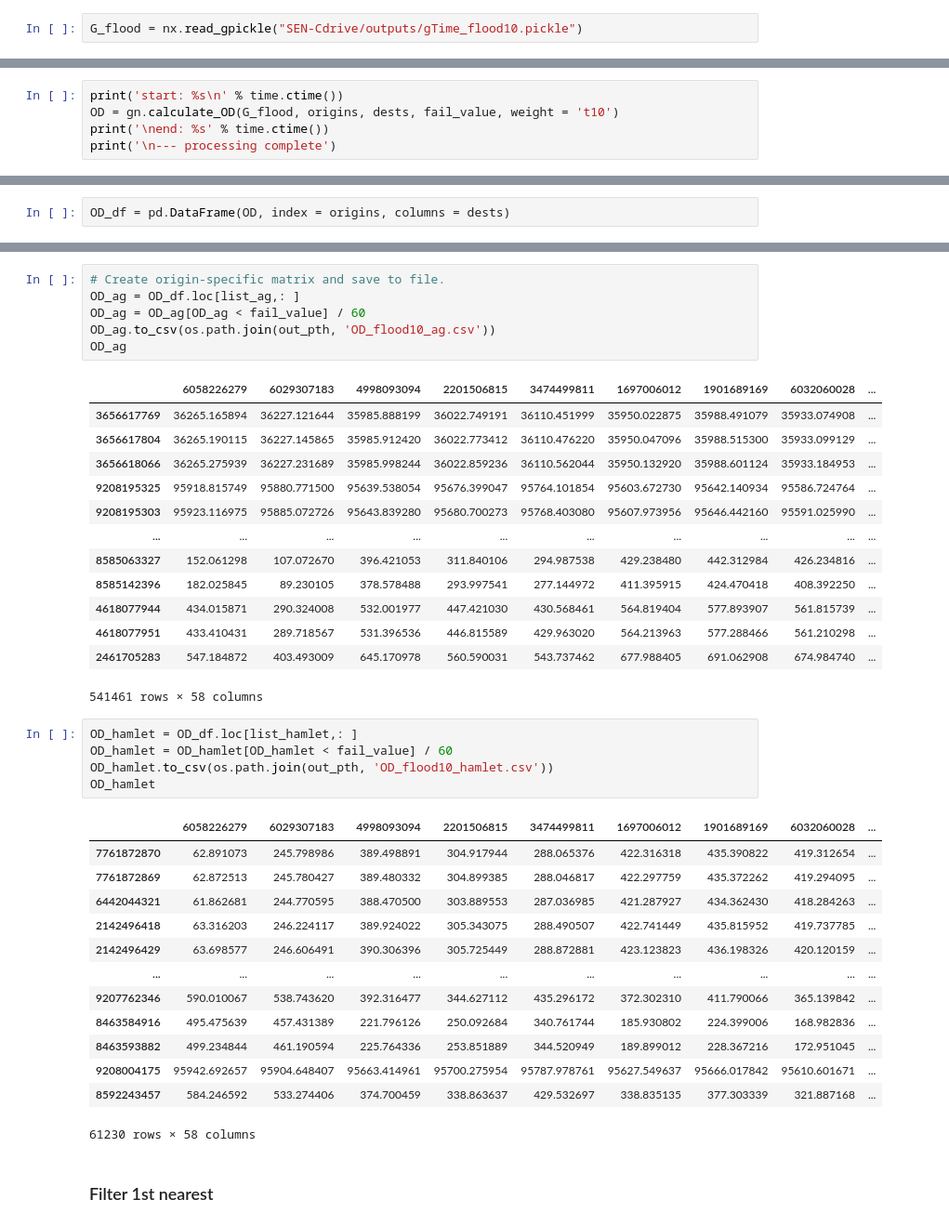
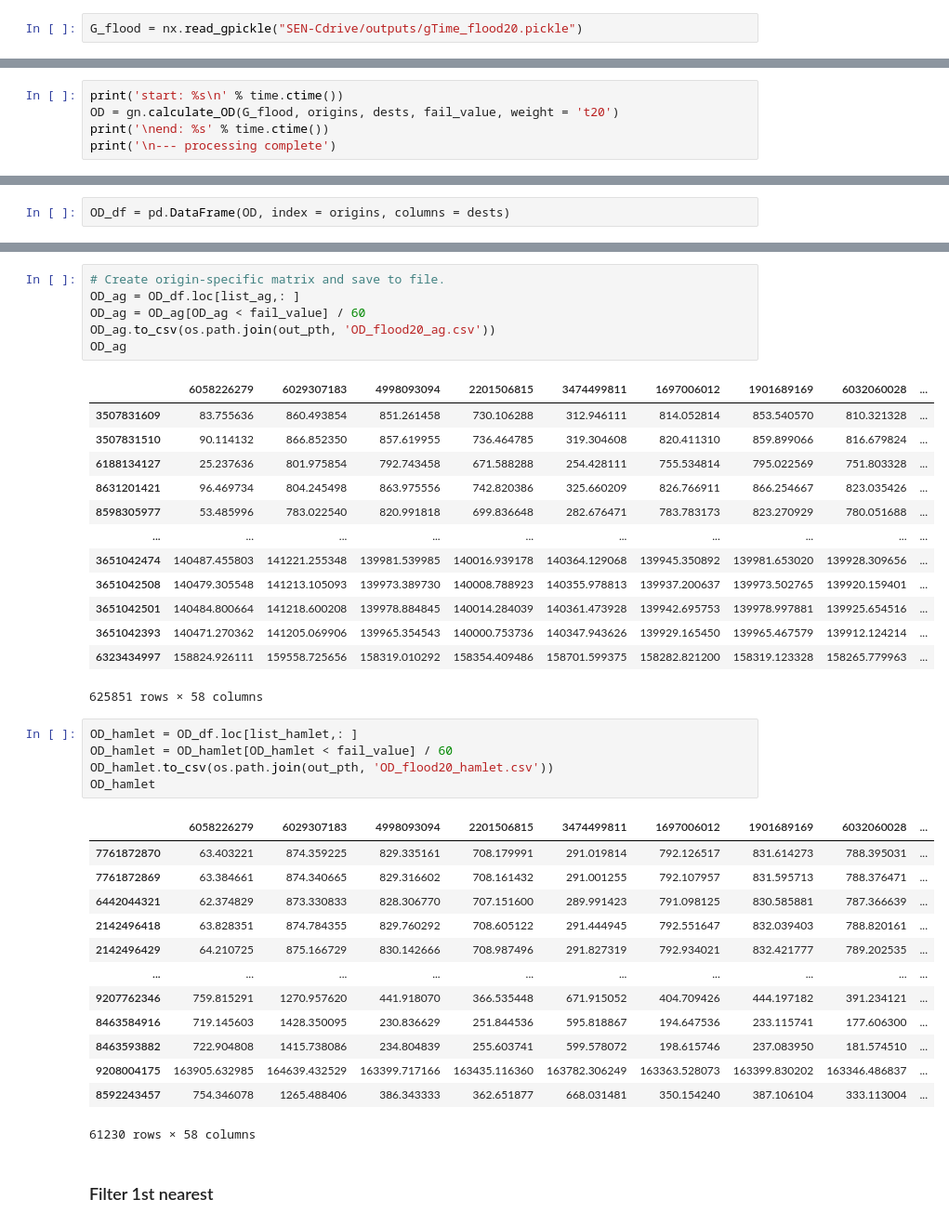
Before and after one commit to gracedoherty/senegal_access, a Jupyter notebook: SEN_Transport_flood-disruption_2021-11-26.ipynb, the cells around one changed output, grey strips where cells are left out. Shown at 93% size. Saved outputs shown, nothing was run; the diff lists cells and outputs as text.

```diff
--- a/SEN_Transport_flood-disruption_2021-11-26.ipynb
+++ b/SEN_Transport_flood-disruption_2021-11-26.ipynb
@@ -415,5 +469,5 @@ ag_snap = pd.read_csv(ag_snap)
 # %%
-G_flood = nx.read_gpickle("SEN-Cdrive/outputs/gTime_flood10.pickle")
+G_flood = nx.read_gpickle("SEN-Cdrive/outputs/gTime_flood20.pickle")
 # %%
 # We only need to find the origin-destination pairs for nodes closest to the origins and services,
 # and some nodes will be the nearest for more than one service (and definitely for multiple origins).
@@ -435,7 +489,7 @@ len(dests)
 fail_value = 999999999 # If there is no shortest path, the OD pair will be assigned the fail value.
 # %%
 print('start: %s\n' % time.ctime())
-OD = gn.calculate_OD(G_flood, origins, dests, fail_value, weight = 't10')
+OD = gn.calculate_OD(G_flood, origins, dests, fail_value, weight = 't20')
 print('\nend: %s' % time.ctime())
 print('\n--- processing complete')
 # %% [output]
@@ -489,41 +543,41 @@ OD_min
 # %%
 # Create origin-specific matrix and save to file.
 OD_ag = OD_df.loc[list_ag,: ]
 OD_ag = OD_ag[OD_ag < fail_value] / 60
-OD_ag.to_csv(os.path.join(out_pth, 'OD_flood10_ag.csv'))
+OD_ag.to_csv(os.path.join(out_pth, 'OD_flood20_ag.csv'))
 OD_ag
 # %% [output]
 |  | 6058226279 | 6029307183 | 4998093094 | 2201506815 | 3474499811 | 1697006012 | 1901689169 | 6032060028 | ... |
-| 3656617769 | 36265.165894 | 36227.121644 | 35985.888199 | 36022.749191 | 36110.451999 | 35950.022875 | 35988.491079 | 35933.074908 | ... |
-| 3656617804 | 36265.190115 | 36227.145865 | 35985.912420 | 36022.773412 | 36110.476220 | 35950.047096 | 35988.515300 | 35933.099129 | ... |
-| 3656618066 | 36265.275939 | 36227.231689 | 35985.998244 | 36022.859236 | 36110.562044 | 35950.132920 | 35988.601124 | 35933.184953 | ... |
-| 9208195325 | 95918.815749 | 95880.771500 | 95639.538054 | 95676.399047 | 95764.101854 | 95603.672730 | 95642.140934 | 95586.724764 | ... |
-| 9208195303 | 95923.116975 | 95885.072726 | 95643.839280 | 95680.700273 | 95768.403080 | 95607.973956 | 95646.442160 | 95591.025990 | ... |
+| 3507831609 | 83.755636 | 860.493854 | 851.261458 | 730.106288 | 312.946111 | 814.052814 | 853.540570 | 810.321328 | ... |
+| 3507831510 | 90.114132 | 866.852350 | 857.619955 | 736.464785 | 319.304608 | 820.411310 | 859.899066 | 816.679824 | ... |
+| 6188134127 | 25.237636 | 801.975854 | 792.743458 | 671.588288 | 254.428111 | 755.534814 | 795.022569 | 751.803328 | ... |
+| 8631201421 | 96.469734 | 804.245498 | 863.975556 | 742.820386 | 325.660209 | 826.766911 | 866.254667 | 823.035426 | ... |
+| 8598305977 | 53.485996 | 783.022540 | 820.991818 | 699.836648 | 282.676471 | 783.783173 | 823.270929 | 780.051688 | ... |
 | ... | ... | ... | ... | ... | ... | ... | ... | ... | ... |
-| 8585063327 | 152.061298 | 107.072670 | 396.421053 | 311.840106 | 294.987538 | 429.238480 | 442.312984 | 426.234816 | ... |
-| 8585142396 | 182.025845 | 89.230105 | 378.578488 | 293.997541 | 277.144972 | 411.395915 | 424.470418 | 408.392250 | ... |
-| 4618077944 | 434.015871 | 290.324008 | 532.001977 | 447.421030 | 430.568461 | 564.819404 | 577.893907 | 561.815739 | ... |
-| 4618077951 | 433.410431 | 289.718567 | 531.396536 | 446.815589 | 429.963020 | 564.213963 | 577.288466 | 561.210298 | ... |
-| 2461705283 | 547.184872 | 403.493009 | 645.170978 | 560.590031 | 543.737462 | 677.988405 | 691.062908 | 674.984740 | ... |
+| 3651042474 | 140487.455803 | 141221.255348 | 139981.539985 | 140016.939178 | 140364.129068 | 139945.350892 | 139981.653020 | 139928.309656 | ... |
+| 3651042508 | 140479.305548 | 141213.105093 | 139973.389730 | 140008.788923 | 140355.978813 | 139937.200637 | 139973.502765 | 139920.159401 | ... |
+| 3651042501 | 140484.800664 | 141218.600208 | 139978.884845 | 140014.284039 | 140361.473928 | 139942.695753 | 139978.997881 | 139925.654516 | ... |
+| 3651042393 | 140471.270362 | 141205.069906 | 139965.354543 | 140000.753736 | 140347.943626 | 139929.165450 | 139965.467579 | 139912.124214 | ... |
+| 6323434997 | 158824.926111 | 159558.725656 | 158319.010292 | 158354.409486 | 158701.599375 | 158282.821200 | 158319.123328 | 158265.779963 | ... |
-541461 rows × 58 columns
+625851 rows × 58 columns
 # %%
 OD_hamlet = OD_df.loc[list_hamlet,: ]
 OD_hamlet = OD_hamlet[OD_hamlet < fail_value] / 60
-OD_hamlet.to_csv(os.path.join(out_pth, 'OD_flood10_hamlet.csv'))
+OD_hamlet.to_csv(os.path.join(out_pth, 'OD_flood20_hamlet.csv'))
 OD_hamlet
 # %% [output]
 |  | 6058226279 | 6029307183 | 4998093094 | 2201506815 | 3474499811 | 1697006012 | 1901689169 | 6032060028 | ... |
-| 7761872870 | 62.891073 | 245.798986 | 389.498891 | 304.917944 | 288.065376 | 422.316318 | 435.390822 | 419.312654 | ... |
-| 7761872869 | 62.872513 | 245.780427 | 389.480332 | 304.899385 | 288.046817 | 422.297759 | 435.372262 | 419.294095 | ... |
-| 6442044321 | 61.862681 | 244.770595 | 388.470500 | 303.889553 | 287.036985 | 421.287927 | 434.362430 | 418.284263 | ... |
-| 2142496418 | 63.316203 | 246.224117 | 389.924022 | 305.343075 | 288.490507 | 422.741449 | 435.815952 | 419.737785 | ... |
-| 2142496429 | 63.698577 | 246.606491 | 390.306396 | 305.725449 | 288.872881 | 423.123823 | 436.198326 | 420.120159 | ... |
+| 7761872870 | 63.403221 | 874.359225 | 829.335161 | 708.179991 | 291.019814 | 792.126517 | 831.614273 | 788.395031 | ... |
+| 7761872869 | 63.384661 | 874.340665 | 829.316602 | 708.161432 | 291.001255 | 792.107957 | 831.595713 | 788.376471 | ... |
+| 6442044321 | 62.374829 | 873.330833 | 828.306770 | 707.151600 | 289.991423 | 791.098125 | 830.585881 | 787.366639 | ... |
+| 2142496418 | 63.828351 | 874.784355 | 829.760292 | 708.605122 | 291.444945 | 792.551647 | 832.039403 | 788.820161 | ... |
+| 2142496429 | 64.210725 | 875.166729 | 830.142666 | 708.987496 | 291.827319 | 792.934021 | 832.421777 | 789.202535 | ... |
 | ... | ... | ... | ... | ... | ... | ... | ... | ... | ... |
-| 9207762346 | 590.010067 | 538.743620 | 392.316477 | 344.627112 | 435.296172 | 372.302310 | 411.790066 | 365.139842 | ... |
-| 8463584916 | 495.475639 | 457.431389 | 221.796126 | 250.092684 | 340.761744 | 185.930802 | 224.399006 | 168.982836 | ... |
-| 8463593882 | 499.234844 | 461.190594 | 225.764336 | 253.851889 | 344.520949 | 189.899012 | 228.367216 | 172.951045 | ... |
-| 9208004175 | 95942.692657 | 95904.648407 | 95663.414961 | 95700.275954 | 95787.978761 | 95627.549637 | 95666.017842 | 95610.601671 | ... |
-| 8592243457 | 584.246592 | 533.274406 | 374.700459 | 338.863637 | 429.532697 | 338.835135 | 377.303339 | 321.887168 | ... |
+| 9207762346 | 759.815291 | 1270.957620 | 441.918070 | 366.535448 | 671.915052 | 404.709426 | 444.197182 | 391.234121 | ... |
+| 8463584916 | 719.145603 | 1428.350095 | 230.836629 | 251.844536 | 595.818867 | 194.647536 | 233.115741 | 177.606300 | ... |
+| 8463593882 | 722.904808 | 1415.738086 | 234.804839 | 255.603741 | 599.578072 | 198.615746 | 237.083950 | 181.574510 | ... |
+| 9208004175 | 163905.632985 | 164639.432529 | 163399.717166 | 163435.116360 | 163782.306249 | 163363.528073 | 163399.830202 | 163346.486837 | ... |
+| 8592243457 | 754.346078 | 1265.488406 | 386.343333 | 362.651877 | 668.031481 | 350.154240 | 387.106104 | 333.113004 | ... |
 61230 rows × 58 columns
 # %% [markdown]
 ### Filter 1st nearest
```
Also changed, not shown: parts of 79 cells of this notebook.
